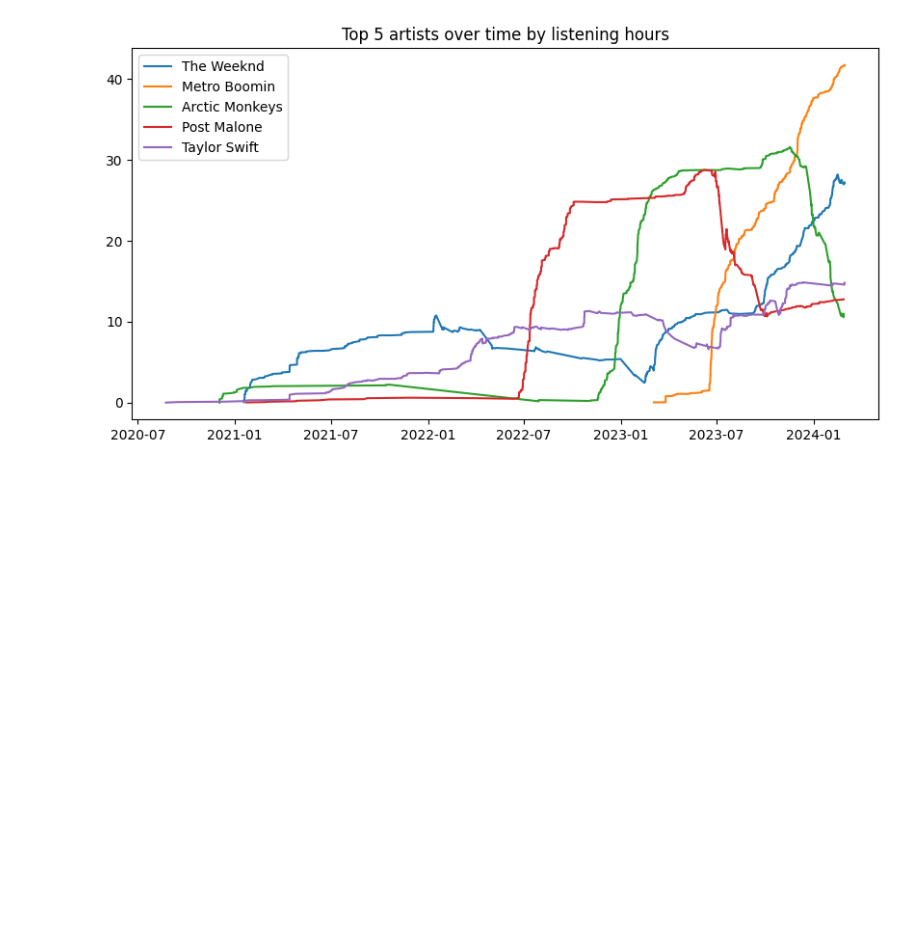
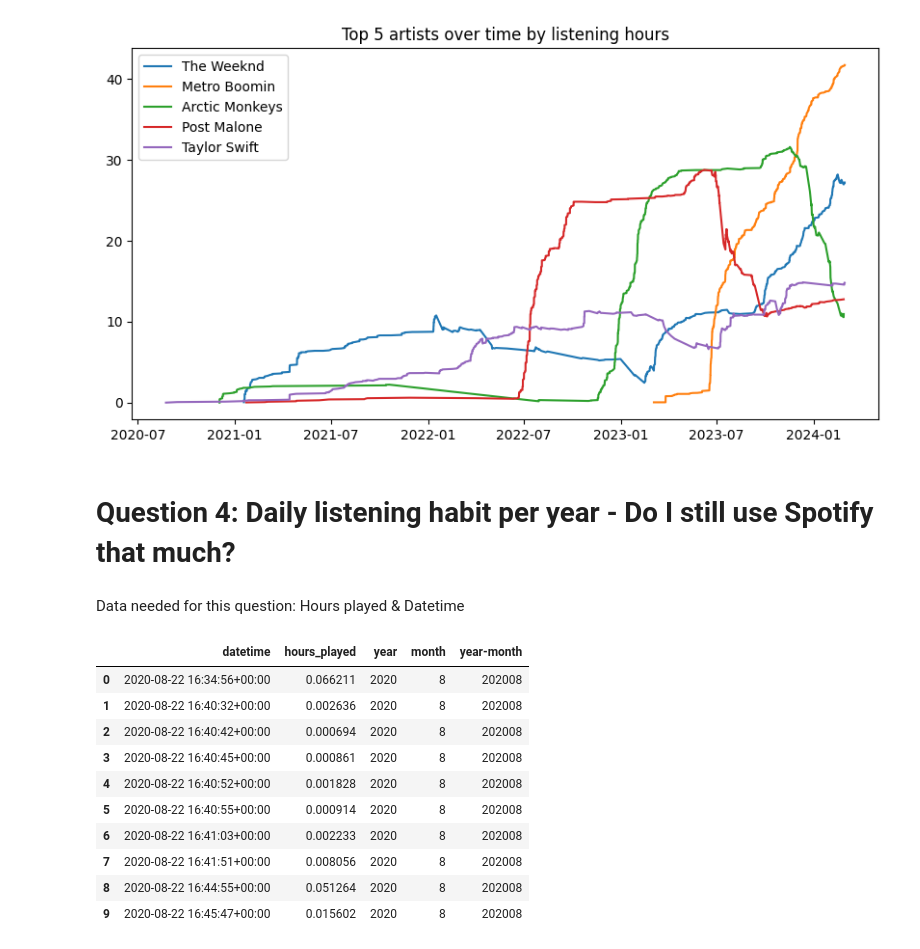
Before and after one commit to nkt1850/Spotify-EDA, a Jupyter notebook: Spotify Data Analysis/Spotify EDA.ipynb, the cells around one changed output. Drawn from its saved outputs; the diff is of its cells as text; code cells hidden in the pictures; blank space fills up the shorter version.

```diff
--- a/Spotify Data Analysis/Spotify EDA.ipynb
+++ b/Spotify Data Analysis/Spotify EDA.ipynb
@@ -144,3 +168,25 @@ plt.legend()
 plt.show()
 # %% [output]
 [figure]
+# %% [markdown]
+# Question 4: Daily listening habit per year - Do I still use Spotify that much?
+# %% [markdown]
+Data needed for this question: Hours played & Datetime
+# %%
+listening_habit = music_df[['datetime', 'hours_played']].copy()
+listening_habit['year'] = listening_habit['datetime'].apply(lambda t:t.year)
+listening_habit['month'] = listening_habit['datetime'].dt.month
+listening_habit['year-month'] = listening_habit['datetime'].dt.strftime('%Y%m')
+listening_habit.head(10)
+# %% [output]
+|  | datetime | hours_played | year | month | year-month |
+| 0 | 2020-08-22 16:34:56+00:00 | 0.066211 | 2020 | 8 | 202008 |
+| 1 | 2020-08-22 16:40:32+00:00 | 0.002636 | 2020 | 8 | 202008 |
+| 2 | 2020-08-22 16:40:42+00:00 | 0.000694 | 2020 | 8 | 202008 |
+| 3 | 2020-08-22 16:40:45+00:00 | 0.000861 | 2020 | 8 | 202008 |
+| 4 | 2020-08-22 16:40:52+00:00 | 0.001828 | 2020 | 8 | 202008 |
+| 5 | 2020-08-22 16:40:55+00:00 | 0.000914 | 2020 | 8 | 202008 |
+| 6 | 2020-08-22 16:41:03+00:00 | 0.002233 | 2020 | 8 | 202008 |
+| 7 | 2020-08-22 16:41:51+00:00 | 0.008056 | 2020 | 8 | 202008 |
+| 8 | 2020-08-22 16:44:55+00:00 | 0.051264 | 2020 | 8 | 202008 |
+| 9 | 2020-08-22 16:45:47+00:00 | 0.015602 | 2020 | 8 | 202008 |
```
Also changed, not shown: parts of 5 cells of this notebook.
